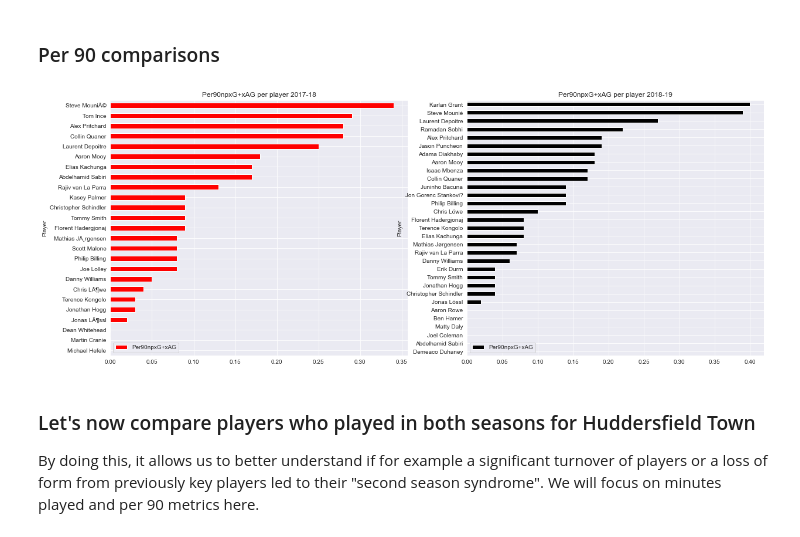
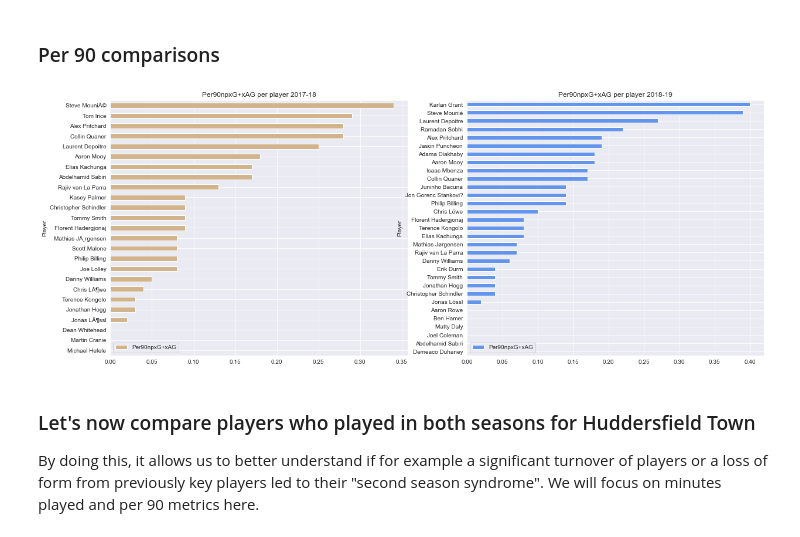
Before and after one commit to kiansweeney11/xg-data-analysis, a Jupyter notebook: huddersfield-comparison.ipynb, the cells around one changed output. Saved outputs shown, nothing was run; the diff lists cells and outputs as text; code cells hidden in the pictures.

```diff
--- a/huddersfield-comparison.ipynb
+++ b/huddersfield-comparison.ipynb
@@ -188,14 +203,14 @@ Team actual minus xA in Huddersfield Town's 2018-19 squad was: -7.10000000000000
 # %%
 fig, (ax1, ax2) = plt.subplots(1, 2, figsize = (20,8))
 df_c1 = df1.sort_values('Per90npxG+xAG')
 df_c2 = df2.sort_values('Per90npxG+xAG')
 df_c1.plot.barh(x = 'Player', y = 'Per90npxG+xAG', ax = ax1, title = 'Per90npxG+xAG per player 2017-18',
-             color = 'red')
+             color = 'tan')
 df_c2.plot.barh(x = 'Player', y = 'Per90npxG+xAG', ax = ax2, title = 'Per90npxG+xAG per player 2018-19',
-             color = 'black')
+             color = 'cornflowerblue')
 plt.show()
 # %% [output]
-[figure, old version]
+[figure, new version]
 # %% [markdown]
 ### Let's now compare players who played in both seasons for Huddersfield Town
 By doing this, it allows us to better understand if for example a significant turnover of players or a loss of form from previously key players led to their "second season syndrome". We will focus on minutes played and per 90 metrics here.
```
Also changed, not shown: parts of 17 cells of this notebook.
